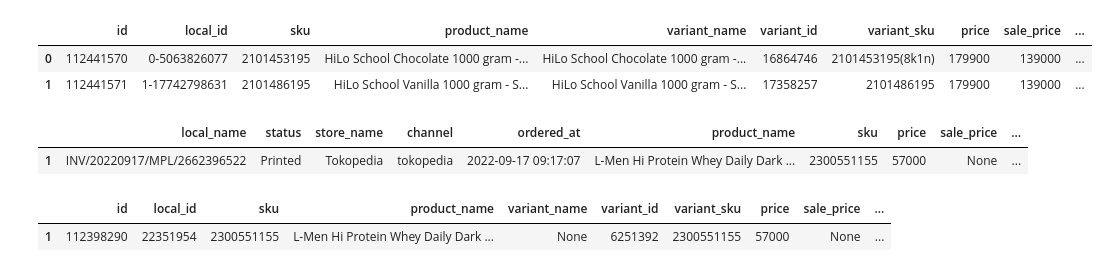
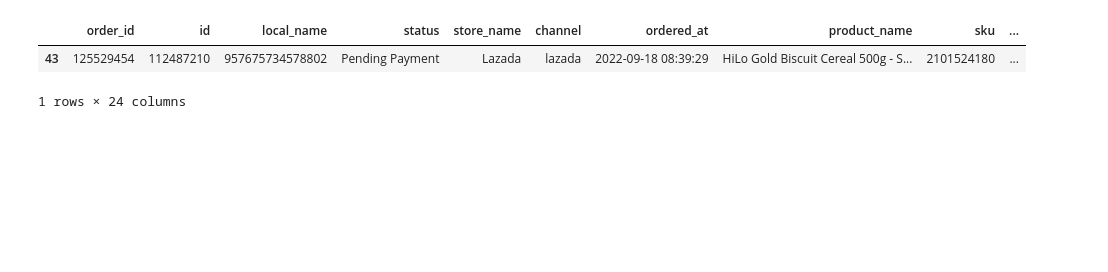
Before and after one commit to timgio26/masterdata_beta, a Jupyter notebook: Untitled.ipynb, the cells around one changed output. Cells and saved outputs as stored; diff of their text form; code cells hidden in the pictures; blank space fills up the shorter version.

Commit message:
done tarik data forstok

```diff
--- a/Untitled.ipynb
+++ b/Untitled.ipynb
@@ -15,7 +17,7 @@ import json
 
 url = "https://accounts.forstok.com/api/v2/orders.json"
 
-payload = {'user_id': 'grace.permatasari@nutrifood.co.id', 'auth_type': 'jwt','created_after':'2022-09-16 00:00:00'}
+payload = {'user_id': 'grace.permatasari@nutrifood.co.id', 'auth_type': 'jwt','created_after':'2022-09-18 00:00:00'}
 headers = {'Content-Type': 'application/json',
            "Authorization": f"Bearer {token}"}
 
@@ -87,7 +95,6 @@ lebih dr 1 pcs
 # %%
-response.json()['item_lines']
-resdf
+resdf[resdf['order_id'].isin([125529454])]#[['sku','price','sale_price','Qty. Invoiced','subtotal','total_price']]
 # %% [output]
-|  | id | local_id | sku | product_name | variant_name | variant_id | variant_sku | price | sale_price | ... |
-| 0 | 112441570 | 0-5063826077 | 2101453195 | HiLo School Chocolate 1000 gram -... | HiLo School Chocolate 1000 gram -... | 16864746 | 2101453195(8k1n) | 179900 | 139000 | ... |
-| 1 | 112441571 | 1-17742798631 | 2101486195 | HiLo School Vanilla 1000 gram - S... | HiLo School Vanilla 1000 gram - S... | 17358257 | 2101486195 | 179900 | 139000 | ... |
+|  | order_id | id | local_name | status | store_name | channel | ordered_at | product_name | sku | ... |
+| 43 | 125529454 | 112487210 | 957675734578802 | Pending Payment | Lazada | lazada | 2022-09-18 08:39:29 | HiLo Gold Biscuit Cereal 500g - S... | 2101524180 | ... |
+1 rows × 24 columns
@@ -108,25 +100,0 @@ print(response.json())
-# %%
-len(response.json().keys())#['status']
-
-df=pd.DataFrame(response.json()['item_lines'])
-df['Qty. Invoiced']=df.groupby('sku').cumcount()+1
-df=df.drop_duplicates('sku',keep='last').rename(columns={'name':'product_name'})
-
-for i in response.json().items():
-    # print(i[0])
-    if i[0] in ['local_name','status','store_name','channel','ordered_at','subtotal','discount_amount','shipping_price','total_price']:
-        df[i[0]]=f"{i[1]}"
-        # display(df[[i[0]]])
-    elif i[0]=='address':
-        df['address_1']=f"{response.json()['address']['address_1']}"
-        for data in ['city','country','name','phone','postal_code']:
-            df[f'{data}']=f"{response.json()['address'][f'{data}']}"
-    # print()
-df[['local_name','status','store_name','channel',
-    'ordered_at','product_name','sku','price',
-    'sale_price','Qty. Invoiced','subtotal','total_price',
-    'discount_amount','shipping_provider','shipping_price','total_price',
-    'name','phone','address_1','city','country','postal_code']]
-# %% [output]
-|  | local_name | status | store_name | channel | ordered_at | product_name | sku | price | sale_price | ... |
-| 1 | INV/20220917/MPL/2662396522 | Printed | Tokopedia | tokopedia | 2022-09-17 09:17:07 | L-Men Hi Protein Whey Daily Dark ... | 2300551155 | 57000 | None | ... |
@@ -137,5 +100,0 @@ df=df.drop_duplicates('sku',keep='last').rename(columns={'name':'product_name'})
-# %%
-df
-# %% [output]
-|  | id | local_id | sku | product_name | variant_name | variant_id | variant_sku | price | sale_price | ... |
-| 1 | 112398290 | 22351954 | 2300551155 | L-Men Hi Protein Whey Daily Dark ... | None | 6251392 | 2300551155 | 57000 | None | ... |
```
Also changed, not shown: parts of 7 cells of this notebook.
